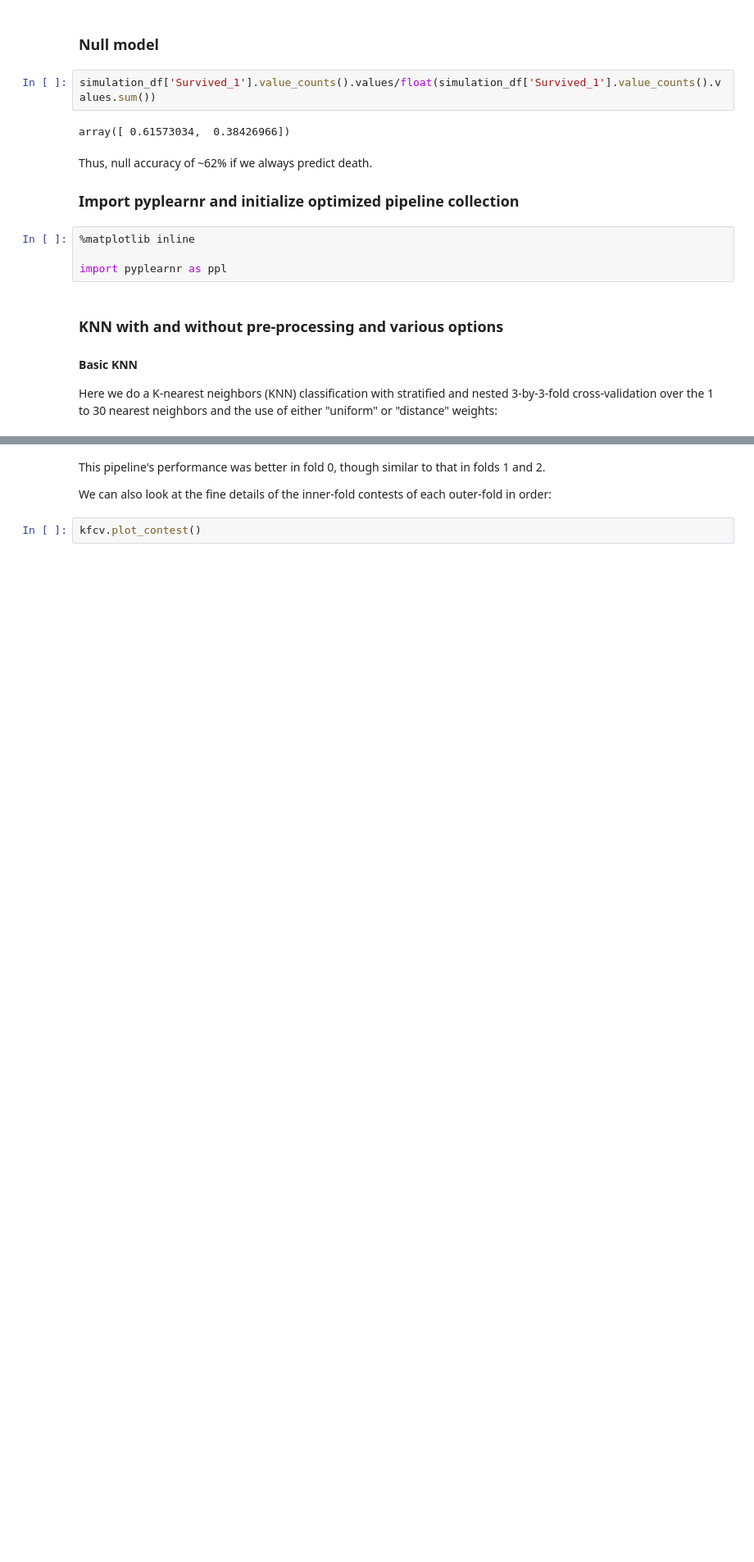
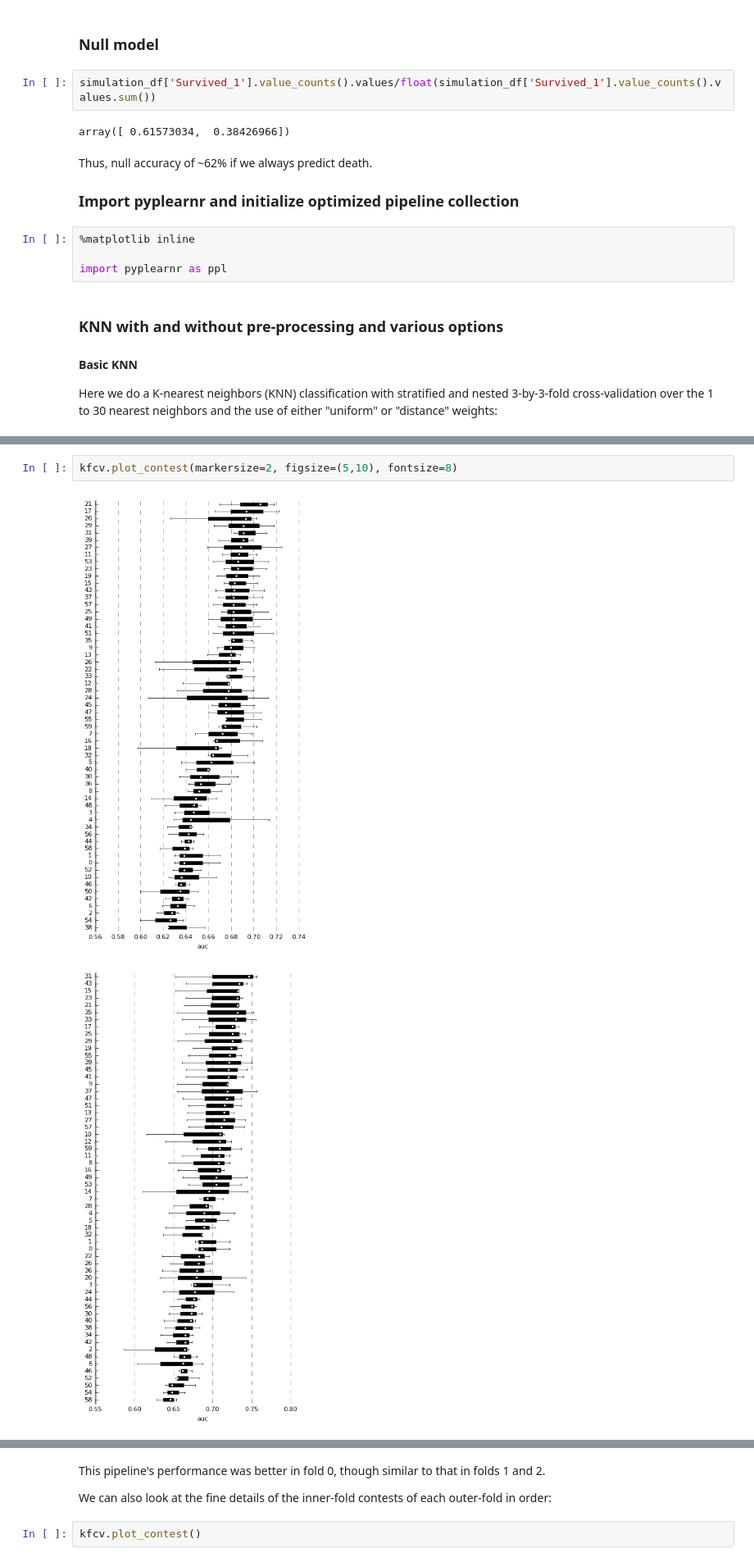
Before and after one commit to JaggedParadigm/pyplearnr, a Jupyter notebook: pyplearnr_demo.ipynb, the cells around one changed output, grey strips where cells are left out. Shown at 82% size. Cells and saved outputs as stored; diff of their text form; blank space fills up the shorter version.

```diff
--- a/pyplearnr_demo.ipynb
+++ b/pyplearnr_demo.ipynb
@@ -168,0 +234,5 @@ kfcv.plot_best_pipeline_scores()
+# %%
+kfcv.plot_contest(markersize=2, figsize=(5,10), fontsize=8)
+# %% [output]
+[figure, added]
+[figure, added]
```
Also changed, not shown: parts of 18 cells of this notebook, 2 other files.
